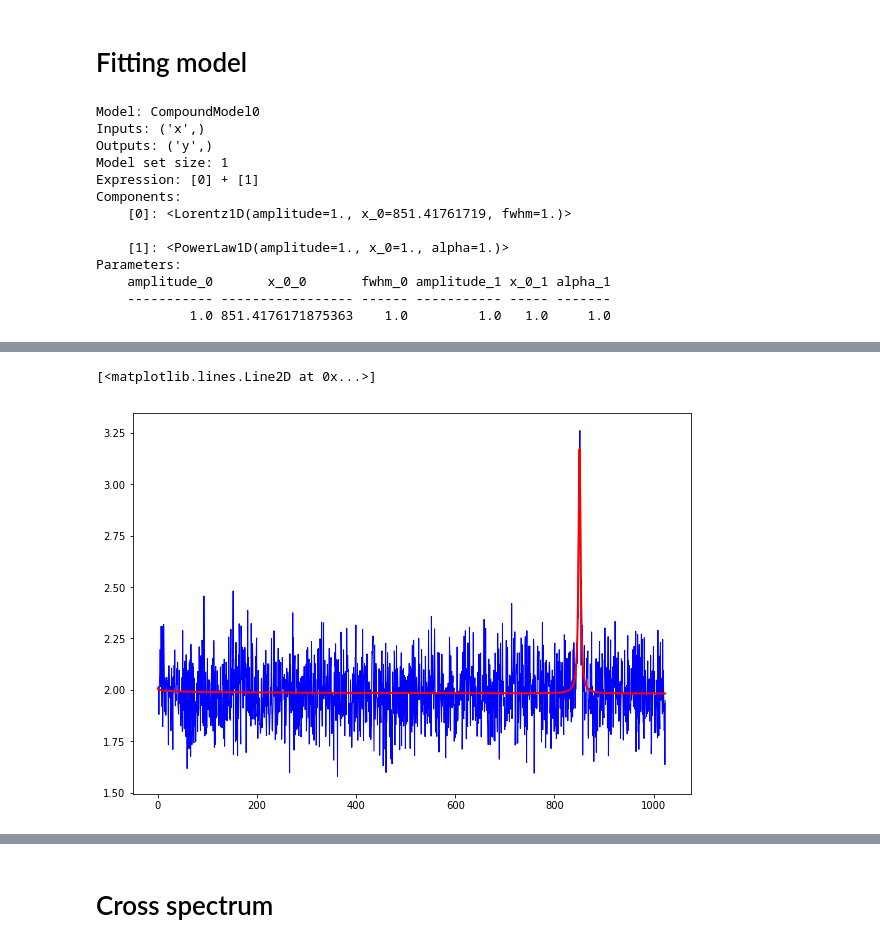
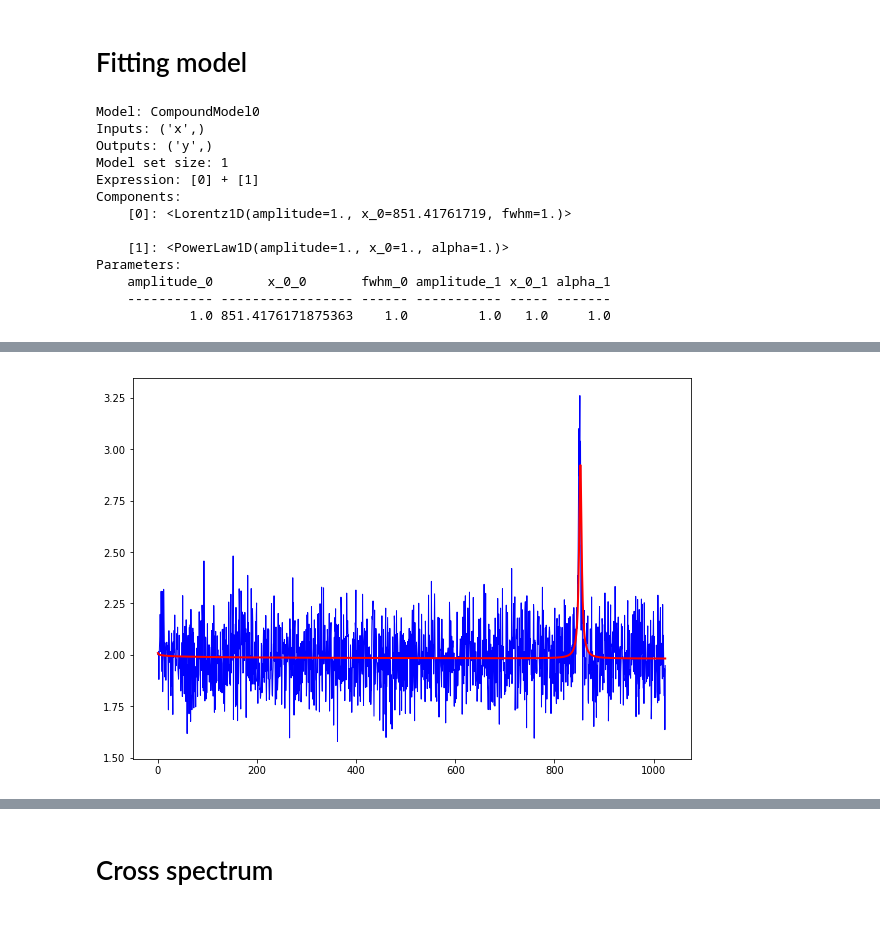
Before and after one commit to swapsha96/gsoc-learning, a Jupyter notebook: week0/Playing with kHz QPO.ipynb, the cells around one changed output, grey strips where cells are left out. Saved outputs shown, nothing was run; the diff lists cells and outputs as text; code cells hidden in the pictures.

Commit message:
added bounds

```diff
--- a/week0/Playing with kHz QPO.ipynb
+++ b/week0/Playing with kHz QPO.ipynb
@@ -243,7 +243,7 @@ plt.ylim(700,900)
 # %%
 max_freq_index = np.argmax(avg_ps_rebin.power)
 x_0 = avg_ps_rebin.freq[max_freq_index]
-model = models.Lorentz1D(x_0=x_0) + models.PowerLaw1D()
+model = models.Lorentz1D(x_0=x_0, bounds={"x_0": [x_0+1, x_0+2]}) + models.PowerLaw1D()
 print(model)
 
 fitter = fitting.LevMarLSQFitter()
@@ -271,5 +271,4 @@ WARNING: The fit may be unsuccessful; check fit_info['message'] for more informa
-[<matplotlib.lines.Line2D at 0x...>]
-[figure, old version]
+[figure, new version]
 # %%
 range_start = int(800 * n / 1024)
 range_stop = int(900 * n / 1024)
```
Also changed, not shown: parts of 4 cells of this notebook.
